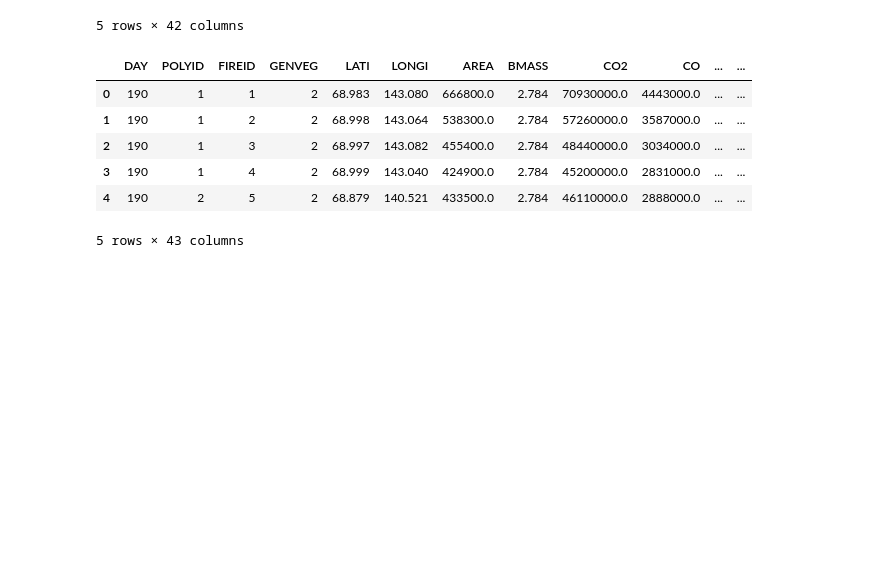
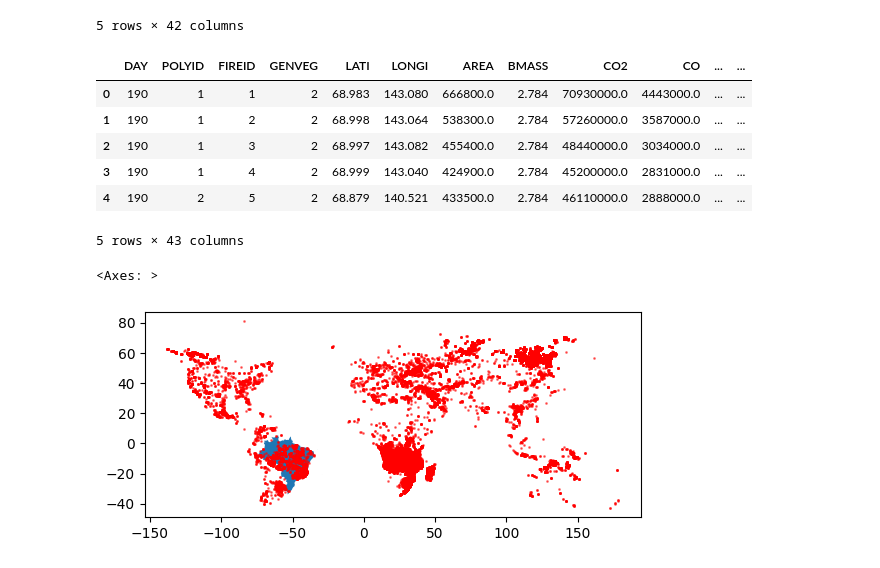
Before and after one commit to leohoinaski/ENS410064, a Jupyter notebook: 2024/notebooks/Aula05.ipynb, the cells around one changed output. Drawn from its saved outputs; the diff is of its cells as text; code cells hidden in the pictures; blank space fills up the shorter version.

```diff
--- a/2024/notebooks/Aula05.ipynb
+++ b/2024/notebooks/Aula05.ipynb
@@ -148,3 +148,16 @@ gdf.head()
 | 3 | 190 | 1 | 4 | 2 | 68.999 | 143.040 | 424900.0 | 2.784 | 45200000.0 | 2831000.0 | ... | ... |
 | 4 | 190 | 2 | 5 | 2 | 68.879 | 140.521 | 433500.0 | 2.784 | 46110000.0 | 2888000.0 | ... | ... |
 5 rows × 43 columns
+# %%
+# Verificando focos de calor no mundo e no brasil
+
+# Abrindo shape do brasil
+shapeBR = gpd.read_file(r"C:\Users\Leonardo.Hoinaski\Documents\ENS410064\2024\dados\BR_Pais_2022\BR_Pais_2022.shp")
+
+import matplotlib.pyplot as plt
+fig, ax = plt.subplots()
+shapeBR.plot(ax=ax)
+gdf.plot(ax=ax,color='red',alpha=0.5,markersize=1)
+# %% [output]
+<Axes: >
+[figure, added]
```
